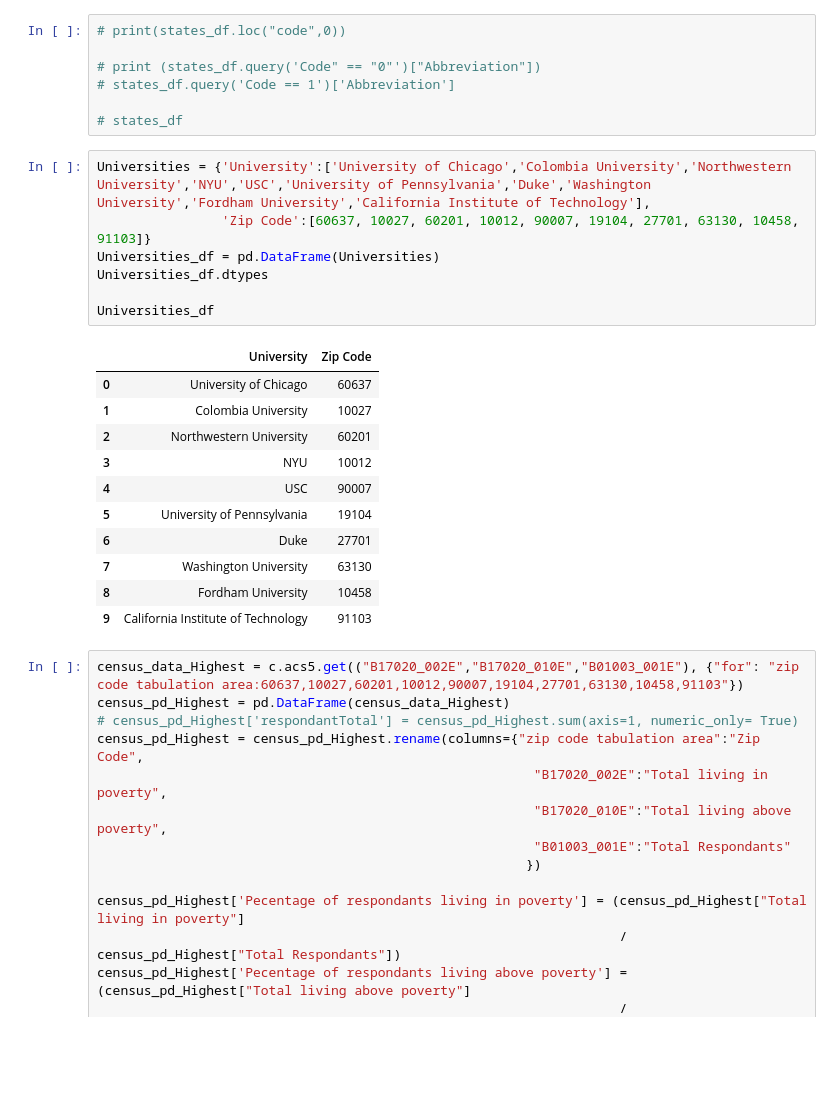
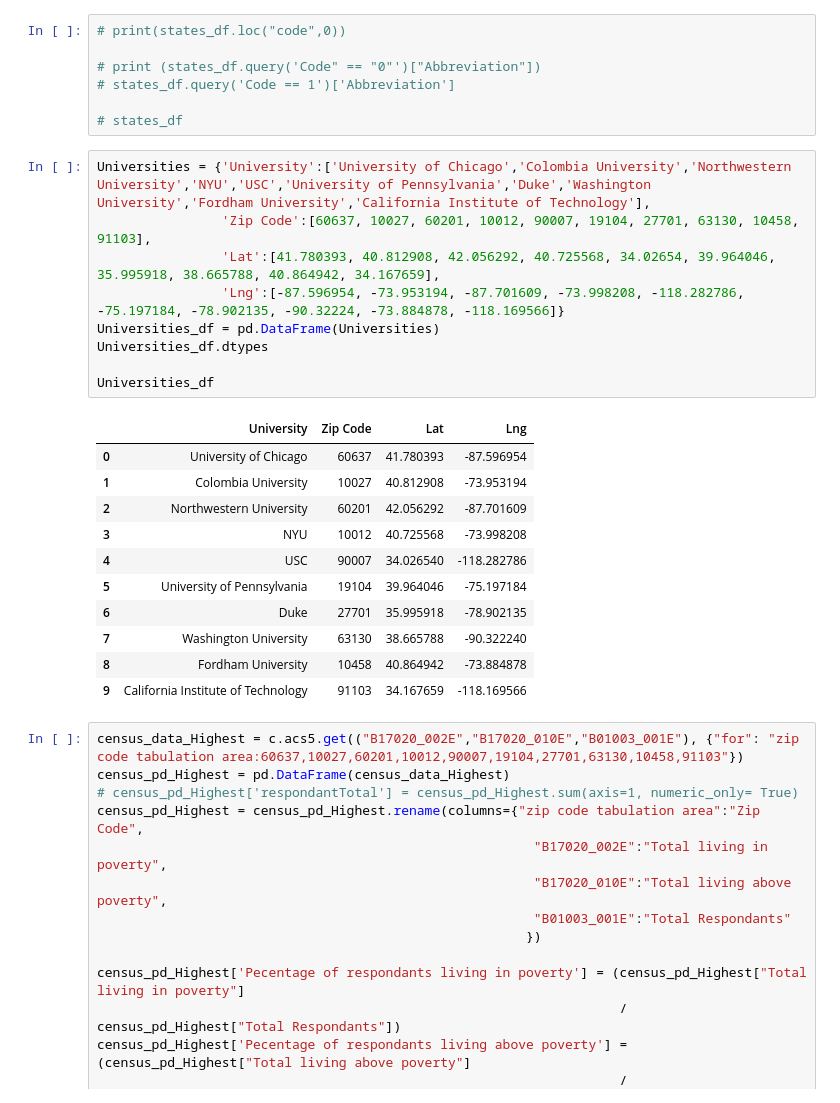
Before and after one commit to OP78142/proj-1-g4, a Jupyter notebook: ProjectWork_Draft.ipynb, the cells around one changed output. Saved outputs shown, nothing was run; the diff lists cells and outputs as text; blank space fills up the shorter version.

```diff
--- a/ProjectWork_Draft.ipynb
+++ b/ProjectWork_Draft.ipynb
@@ -42,25 +42,27 @@ states_df = pd.read_csv('resources/States.csv')
 # states_df.query('Code == 1')['Abbreviation']
 
 # states_df
-# %%
-Universities = {'University':['University of Chicago','Colombia University','Northwestern University','NYU','USC','University of Pennsylvania','Duke','Washington University','Fordham University','California Institute of Technology'],
-                'Zip Code':[60637, 10027, 60201, 10012, 90007, 19104, 27701, 63130, 10458, 91103]}
-Universities_df = pd.DataFrame(Universities)
-Universities_df.dtypes
-
-Universities_df
-# %% [output]
-|  | University | Zip Code |
-| 0 | University of Chicago | 60637 |
-| 1 | Colombia University | 10027 |
-| 2 | Northwestern University | 60201 |
-| 3 | NYU | 10012 |
-| 4 | USC | 90007 |
-| 5 | University of Pennsylvania | 19104 |
-| 6 | Duke | 27701 |
-| 7 | Washington University | 63130 |
-| 8 | Fordham University | 10458 |
-| 9 | California Institute of Technology | 91103 |
+# %%
+Universities = {'University':['University of Chicago','Colombia University','Northwestern University','NYU','USC','University of Pennsylvania','Duke','Washington University','Fordham University','California Institute of Technology'],
+                'Zip Code':[60637, 10027, 60201, 10012, 90007, 19104, 27701, 63130, 10458, 91103],
+                'Lat':[41.780393, 40.812908, 42.056292, 40.725568, 34.02654, 39.964046, 35.995918, 38.665788, 40.864942, 34.167659],
+                'Lng':[-87.596954, -73.953194, -87.701609, -73.998208, -118.282786, -75.197184, -78.902135, -90.32224, -73.884878, -118.169566]}
+Universities_df = pd.DataFrame(Universities)
+Universities_df.dtypes
+
+Universities_df
+# %% [output]
+|  | University | Zip Code | Lat | Lng |
+| 0 | University of Chicago | 60637 | 41.780393 | -87.596954 |
+| 1 | Colombia University | 10027 | 40.812908 | -73.953194 |
+| 2 | Northwestern University | 60201 | 42.056292 | -87.701609 |
+| 3 | NYU | 10012 | 40.725568 | -73.998208 |
+| 4 | USC | 90007 | 34.026540 | -118.282786 |
+| 5 | University of Pennsylvania | 19104 | 39.964046 | -75.197184 |
+| 6 | Duke | 27701 | 35.995918 | -78.902135 |
+| 7 | Washington University | 63130 | 38.665788 | -90.322240 |
+| 8 | Fordham University | 10458 | 40.864942 | -73.884878 |
+| 9 | California Institute of Technology | 91103 | 34.167659 | -118.169566 |
 # %%
 census_data_Highest = c.acs5.get(("B17020_002E","B17020_010E","B01003_001E"), {"for": "zip code tabulation area:60637,10027,60201,10012,90007,19104,27701,63130,10458,91103"})
 census_pd_Highest = pd.DataFrame(census_data_Highest)
```
Also changed, not shown: parts of 4 cells of this notebook, 1 other file.
